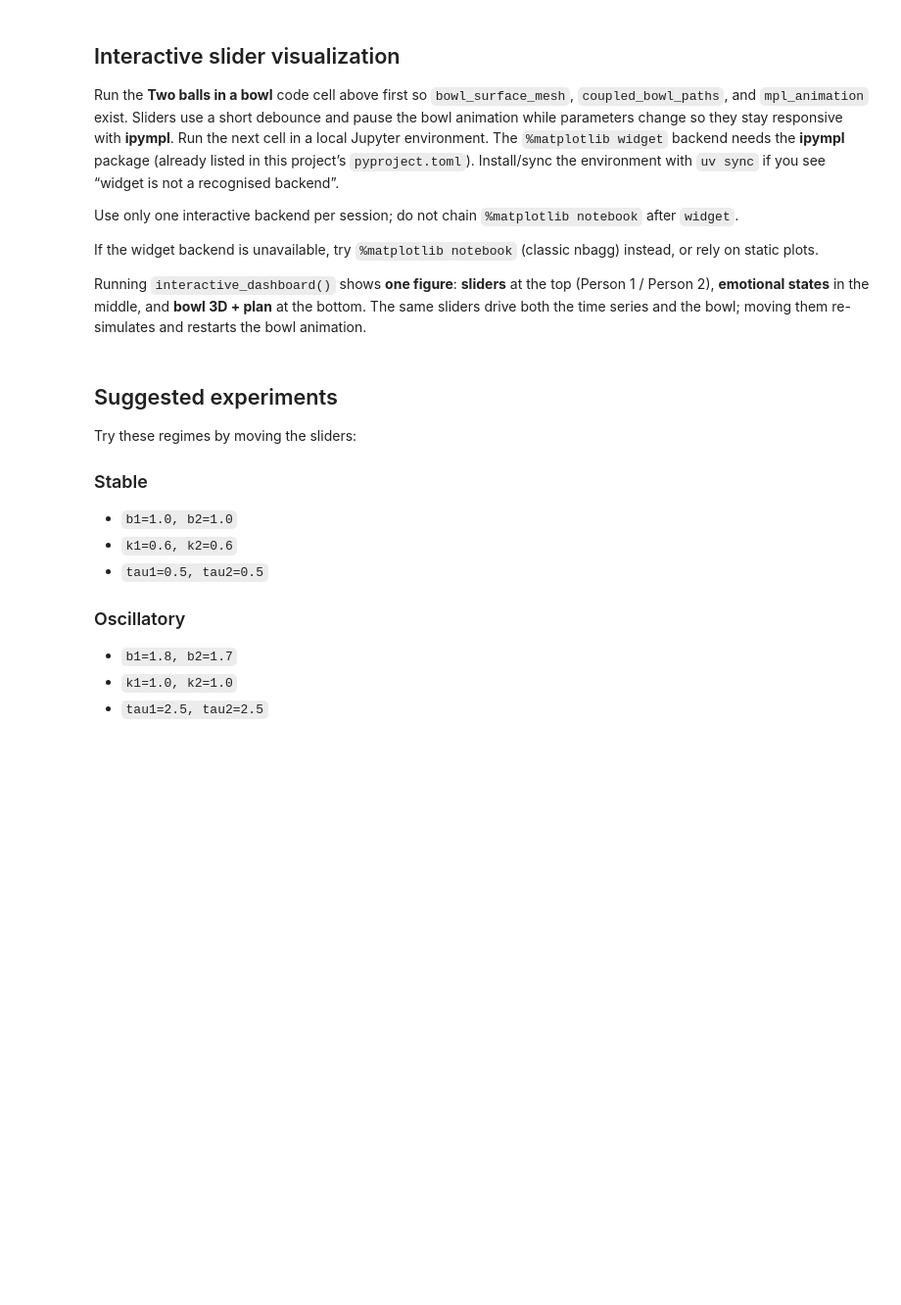
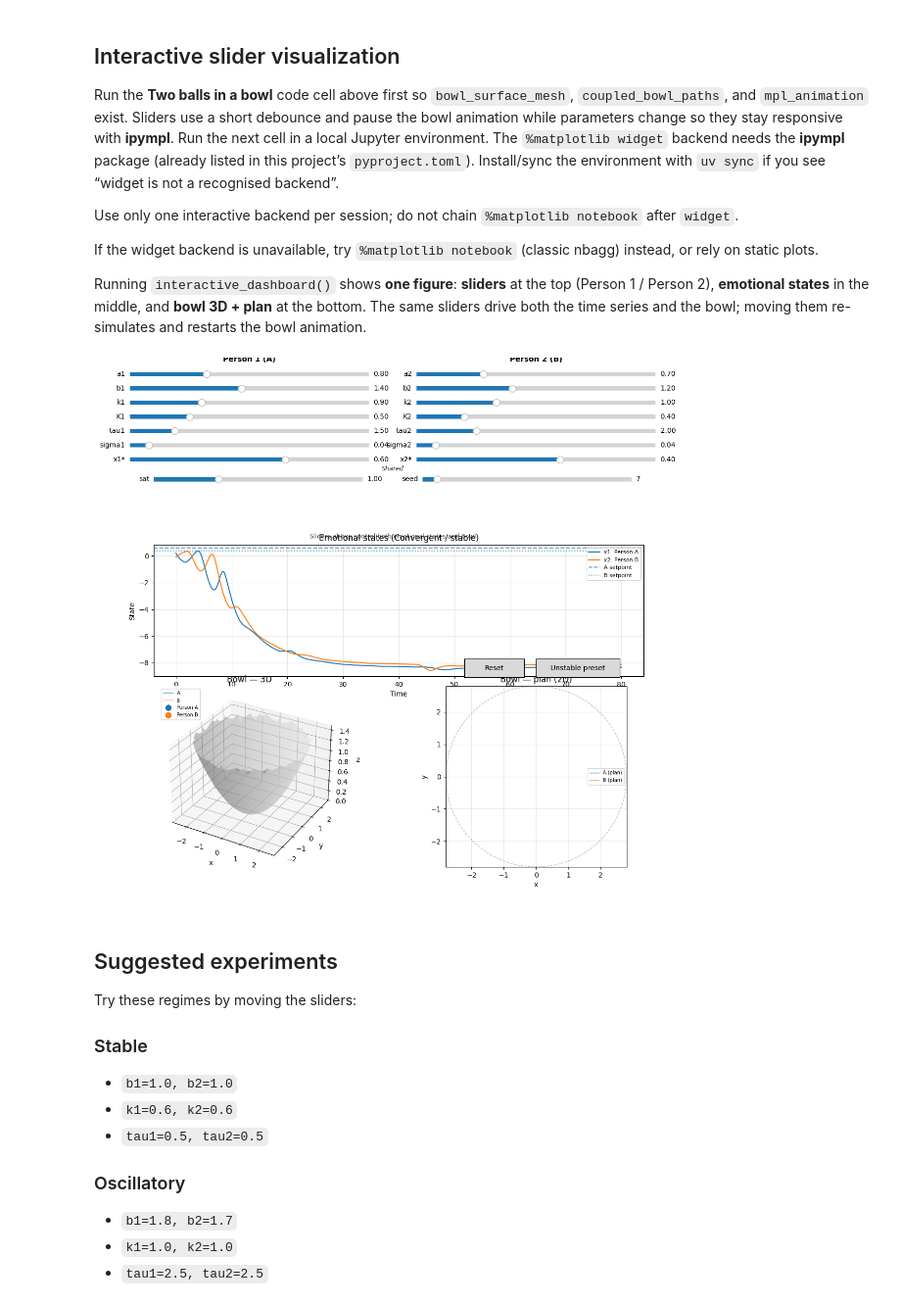
Before and after one commit to suveergarg/relationship-control-theory, a Jupyter notebook: love_control_system_notebook.ipynb, the cells around one changed output. Shown at 98% size. Drawn from its saved outputs; the diff is of its cells as text; code cells hidden in the pictures; blank space fills up the shorter version.

```diff
--- a/love_control_system_notebook.ipynb
+++ b/love_control_system_notebook.ipynb
@@ -345,11 +390,16 @@ def interactive_dashboard():
 
     fig = plt.figure(figsize=(12, 11.0))
 
-    h_sl = 0.016
-    v_step = 0.026
-    y0 = 0.962
-    x_a, w_a = 0.06, 0.40
-    x_b, w_b = 0.54, 0.40
+    h_row = 0.024
+    v_step = 0.038
+    y0 = 0.952
+    wl = 0.195
+    ws = 0.265
+    xl_a, xs_a = 0.035, 0.235
+    xl_b, xs_b = 0.508, 0.708
+    gap_before_shared = 0.018
+    y_shared = y0 - 7 * v_step - gap_before_shared
+    label_fs, val_fs = 7.5, 7.5
 
     p1 = [
         ("a1", 0.0, 2.5, params.a1),
@@ -370,19 +420,9 @@ def interactive_dashboard():
         ("x2*", -2.0, 2.0, params.x2_star),
     ]
 
-    slider_specs = []
-    for i, (name, lo, hi, v0) in enumerate(p1):
-        slider_specs.append((name, lo, hi, v0, [x_a, y0 - i * v_step, w_a, h_sl]))
-    for i, (name, lo, hi, v0) in enumerate(p2):
-        slider_specs.append((name, lo, hi, v0, [x_b, y0 - i * v_step, w_b, h_sl]))
-
-    y_shared = y0 - 7 * v_step - 0.010
-    slider_specs.append(("sat", 0.1, 3.0, params.sat_alpha, [0.10, y_shared, 0.35, h_sl]))
-    slider_specs.append(("seed", 0, 100, params.seed, [0.55, y_shared, 0.35, h_sl]))
-
-    fig.text(0.26, 0.993, "Person 1 (A)", ha="center", fontsize=11, fontweight="bold")
+    fig.text(0.25, 0.993, "Person 1 (A)", ha="center", fontsize=11, fontweight="bold")
     fig.text(0.74, 0.993, "Person 2 (B)", ha="center", fontsize=11, fontweight="bold")
-    fig.text(0.50, y_shared + 0.024, "Shared", ha="center", fontsize=9, style="italic", alpha=0.85)
+    fig.text(0.50, y_shared + h_row + 0.016, "Shared", ha="center", fontsize=9, style="italic", alpha=0.85)
 
     bowl_bottom = 0.07
     bowl_h = 0.33
@@ -405,7 +445,14 @@ def interactive_dashboard():
     ax_state.grid(True, alpha=0.3)
     ax_state.legend(loc="upper right", fontsize=8)
 
-    fig.text(0.50, state_top + 0.012, "Sliders above control both emotional states and bowl", ha="center", fontsize=9, alpha=0.75)
+    fig.text(
+        0.50,
+        state_top + 0.012,
+        "Sliders above: readout is % along each control (not raw units) — drive states and bowl",
+        ha="center",
+        fontsize=9,
+        alpha=0.75,
+    )
 
     Xb, Yb, Zb, k_parabola = bowl_surface_mesh(r_max=r_max)
     ax_b3d = fig.add_axes([0.06, bowl_bottom, 0.40, bowl_h], projection="3d")
@@ -491,10 +538,37 @@ def interactive_dashboard():
         fig.canvas.draw_idle()
 
     sliders = {}
-    for name, vmin, vmax, vinit, rect in slider_specs:
-        sax = fig.add_axes(rect)
+
+    def add_slider_row(name, vmin, vmax, vinit, xl, x_track, yb):
+        lax = fig.add_axes([xl, yb, wl, h_row])
+        lax.set_axis_off()
+        lax.text(
+            1.0,
+            0.5,
+            _wrap_slider_caption(SLIDER_DISPLAY_LABELS.get(name, name)),
+            transform=lax.transAxes,
+            ha="right",
+            va="center",
+            fontsize=label_fs,
+            color="0.2",
+            linespacing=1.12,
+        )
+        sax = fig.add_axes([x_track, yb, ws, h_row])
         valfmt = "%0.0f" if name == "seed" else "%1.2f"
-        sliders[name] = Slider(ax=sax, label=name, valmin=vmin, valmax=vmax, valinit=vinit, valfmt=valfmt)
+        s = Slider(ax=sax, label="", valmin=vmin, valmax=vmax, valinit=vinit, valfmt=valfmt)
+        s.valtext.set_fontsize(val_fs)
+        sliders[name] = s
+
+    for i, (name, lo, hi, v0) in enumerate(p1):
+        add_slider_row(name, lo, hi, v0, xl_a, xs_a, y0 - i * v_step)
+    for i, (name, lo, hi, v0) in enumerate(p2):
+        add_slider_row(name, lo, hi, v0, xl_b, xs_b, y0 - i * v_step)
+
+    add_slider_row("sat", 0.1, 3.0, params.sat_alpha, xl_a, xs_a, y_shared)
+    add_slider_row("seed", 0.0, 100.0, float(params.seed), xl_b, xs_b, y_shared)
+
+    for _s in sliders.values():
+        attach_slider_percent_display(_s)
 
     reset_ax = fig.add_axes([0.62, state_bottom - 0.002, 0.10, 0.034])
     reset_button = Button(reset_ax, "Reset")
@@ -605,33 +679,35 @@ def interactive_dashboard():
             pass
 
     def reset(_):
         for s in sliders.values():
             s.eventson = False
         try:
             for s in sliders.values():
                 s.reset()
         finally:
             for s in sliders.values():
                 s.eventson = True
         stop_debounce()
         update()
 
     def unstable_preset(_):
         apply_params_to_sliders(UNSTABLE_PRESET)
         stop_debounce()
         update()
 
     for s in sliders.values():
         s.on_changed(on_slider_changed)
 
     reset_button.on_clicked(reset)
     unstable_button.on_clicked(unstable_preset)
 
     refresh_bowl(x1, x2, rotate_view=True)
     plt.show()
 
 
 interactive_dashboard()
+# %% [output]
+[figure, added]
 # %% [markdown]
 ## Suggested experiments
 
```
Also changed, not shown: parts of 1 cell of this notebook, 1 other file.
